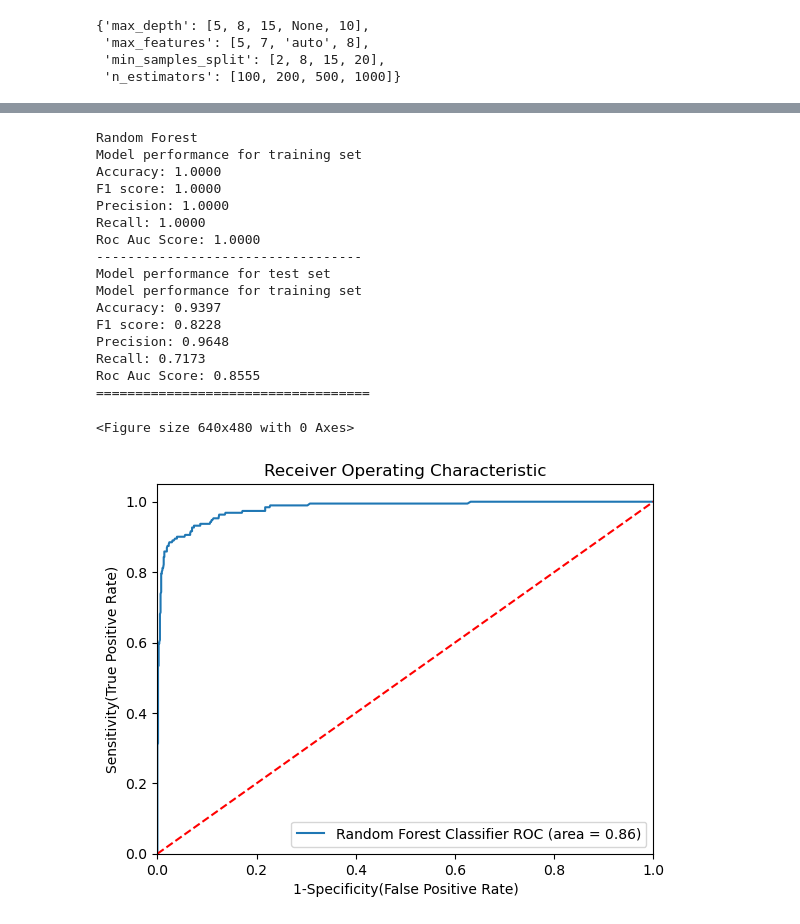
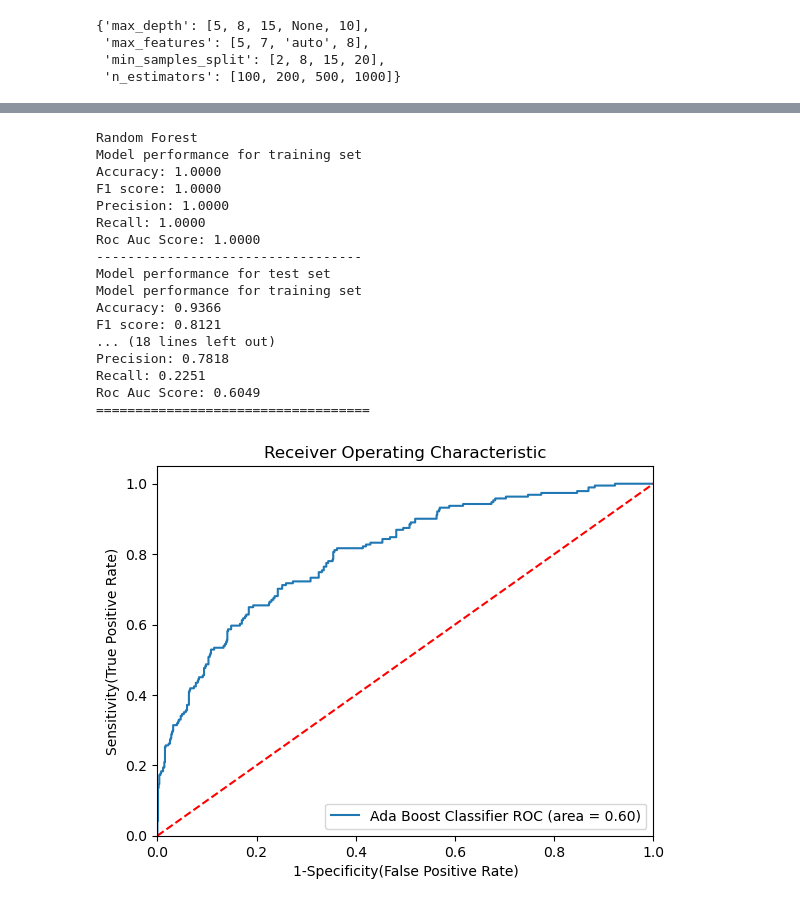
Before and after one commit to Sanskar1314/Holiday_Package_Prediction_using_RandomForest, a Jupyter notebook: Holiday_Package.ipynb, the cells around one changed output, grey strips where cells are left out. Cells and saved outputs as stored; diff of their text form; code cells hidden in the pictures.

Commit message:
applied ada boost model

```diff
--- a/Holiday_Package.ipynb
+++ b/Holiday_Package.ipynb
@@ -414,7 +415,8 @@ models={
     "Random Forest": RandomForestClassifier(),
     "Decision Tree": DecisionTreeClassifier(),
     "Logistic Regression": LogisticRegression(),
-    "Gradient Boost": GradientBoostingClassifier()
+    "Gradient Boost": GradientBoostingClassifier(),
+    "AdaBoost": AdaBoostClassifier()
 }
 for i in range(len(list(models))):
     model = list(models.values())[i]
@@ -481,6 +483,10 @@ rf_params = {
     "min_samples_split": [2,8,15,20],
     "n_estimators": [100,200,500,1000]
 }
+adaboost_params={
+    "n_estimators":[50,60,70,80,90],
+    "algorithm": ['SAMME','SAMME.R']
+}
 # %%
 rf_params
 # %% [output]
@@ -491,6 +501,7 @@ rf_params
 # %%
 randomcv_models = [
-    ("RF",RandomForestClassifier(),rf_params)
+    ("RF",RandomForestClassifier(),rf_params),
+    ("AB",AdaBoostClassifier(),adaboost_params)
 ]
 # %%
 randomcv_models
@@ -534,6 +574,7 @@ Fitting 3 folds for each of 100 candidates, totalling 300 fits
 # %%
 models={
-    "Random Forest": RandomForestClassifier(n_estimators=1000, min_samples_split=2,max_features=8,max_depth=None)
+    "Random Forest": RandomForestClassifier(n_estimators=1000, min_samples_split=2,max_features=8,max_depth=None),
+    "AdaBoost": AdaBoostClassifier(n_estimators=80,algorithm='SAMME')
 }
 for i in range(len(list(models))):
     model = list(models.values())[i]
@@ -586,40 +627,40 @@ Roc Auc Score: 1.0000
 ----------------------------------
 Model performance for test set
 Model performance for training set
-Accuracy: 0.9397
-F1 score: 0.8228
-Precision: 0.9648
-Recall: 0.7173
-Roc Auc Score: 0.8555
+Accuracy: 0.9366
+F1 score: 0.8121
+... (18 lines left out)
+Precision: 0.7818
+Recall: 0.2251
+Roc Auc Score: 0.6049
 ===================================
 # %%
 from sklearn.metrics import roc_auc_score,roc_curve
 plt.figure()
 
 auc_models = [
     {
-        'label': 'Random Forest Classifier',
-        'model': RandomForestClassifier(n_estimators=1000, min_samples_split=2,max_features=8,max_depth=None),
-        'auc': 0.8555
+        'label': 'Ada Boost Classifier',
+        'model': AdaBoostClassifier(n_estimators=80,algorithm='SAMME'),
+        'auc': 0.6049
     },
 ]
 for algo in auc_models:
     model = algo['model']
     model.fit(X_train,y_train)
 
     fpr, tpr, thresholds = roc_curve(y_test,model.predict_proba(X_test)[:,1])
 
     plt.plot(fpr, tpr, label='%s ROC (area = %0.2f)' % (algo['label'], algo['auc']))
 
 plt.plot([0,1],[0,1],'r--')
 plt.xlim([0.0,1.0])
 plt.ylim([0.0,1.05])
 plt.xlabel('1-Specificity(False Positive Rate)')
 plt.ylabel('Sensitivity(True Positive Rate)')
 plt.title('Receiver Operating Characteristic')
 plt.legend(loc="lower right")
 plt.savefig("auc.png")
 plt.show()
 # %% [output]
-<Figure size 640x480 with 0 Axes>
-[figure, old version]
+[figure, new version]
```
Also changed, not shown: parts of 5 cells of this notebook, 1 other file.
